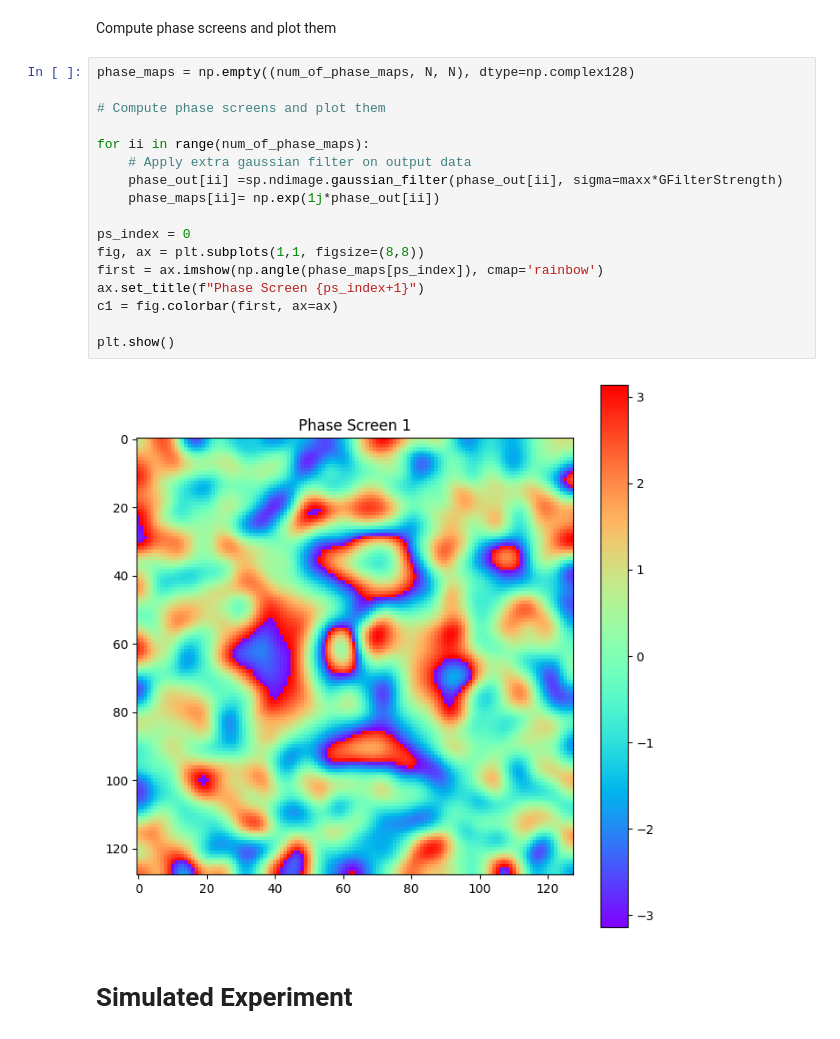
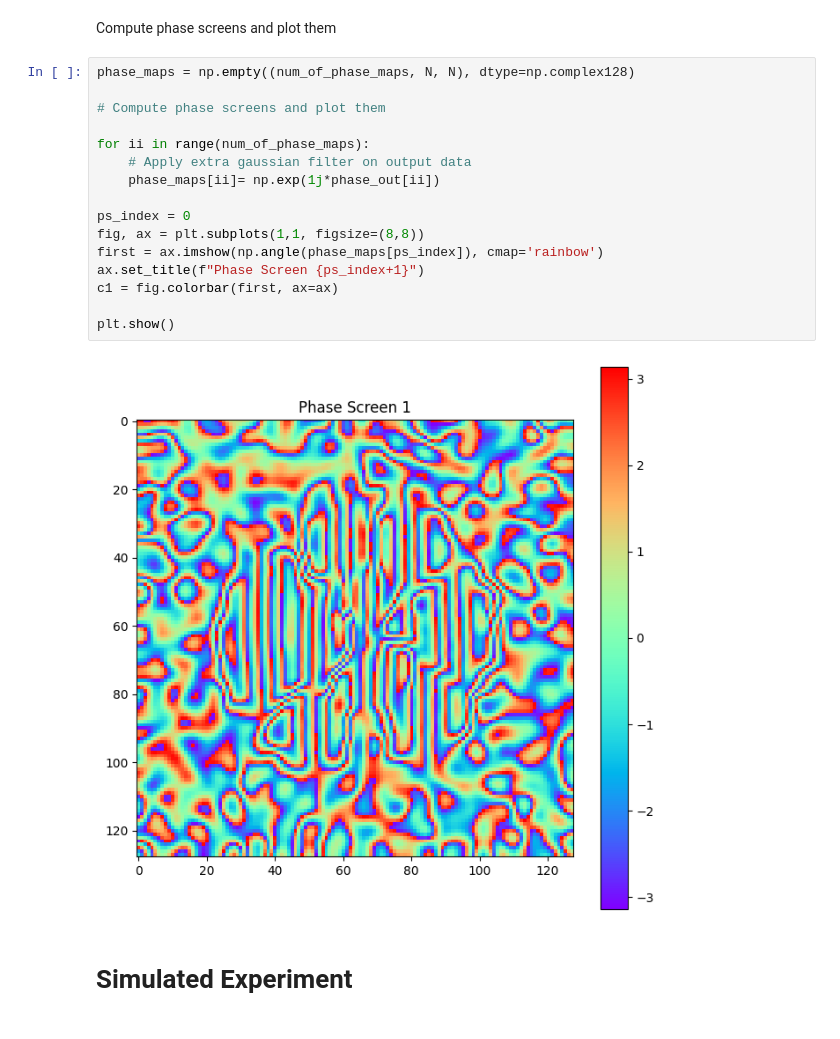
Before and after one commit to TareqJ1000/KnotSorter, a Jupyter notebook: PhaseAnalyzer.ipynb, the cells around one changed output. Drawn from its saved outputs; the diff is of its cells as text.

Commit message:
fixed a bug in PhaseAnalyzer which applied the gaussian filter twice

```diff
--- a/PhaseAnalyzer.ipynb
+++ b/PhaseAnalyzer.ipynb
@@ -200,22 +200,21 @@ Compute phase screens and plot them
 # %%
 phase_maps = np.empty((num_of_phase_maps, N, N), dtype=np.complex128)
 
 # Compute phase screens and plot them
 
 for ii in range(num_of_phase_maps):
     # Apply extra gaussian filter on output data
-    phase_out[ii] =sp.ndimage.gaussian_filter(phase_out[ii], sigma=maxx*GFilterStrength)
     phase_maps[ii]= np.exp(1j*phase_out[ii])
 
 ps_index = 0
 fig, ax = plt.subplots(1,1, figsize=(8,8))
 first = ax.imshow(np.angle(phase_maps[ps_index]), cmap='rainbow')
 ax.set_title(f"Phase Screen {ps_index+1}")
 c1 = fig.colorbar(first, ax=ax)
 
 plt.show()
 # %% [output]
-[figure, old version]
+[figure, new version]
 # %% [markdown]
 # Simulated Experiment
 # %% [markdown]
```
Also changed, not shown: parts of 9 cells of this notebook, 13 other files.
